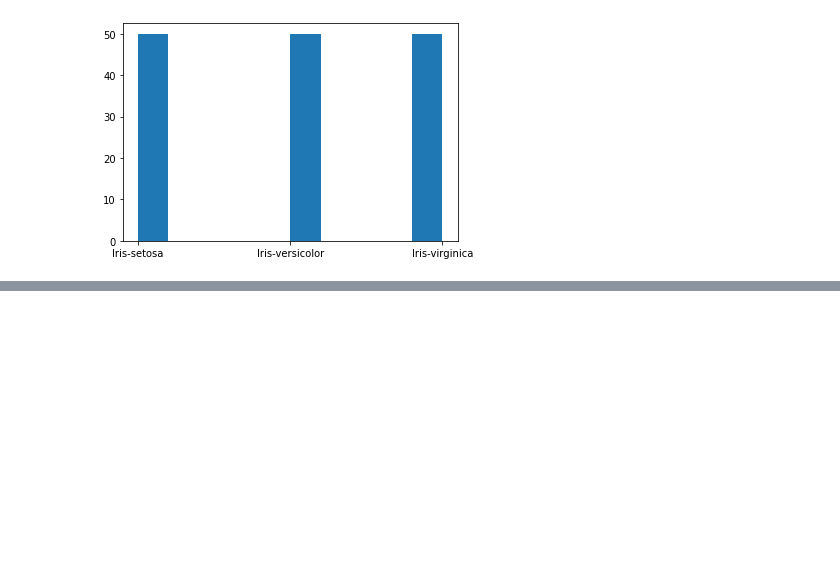
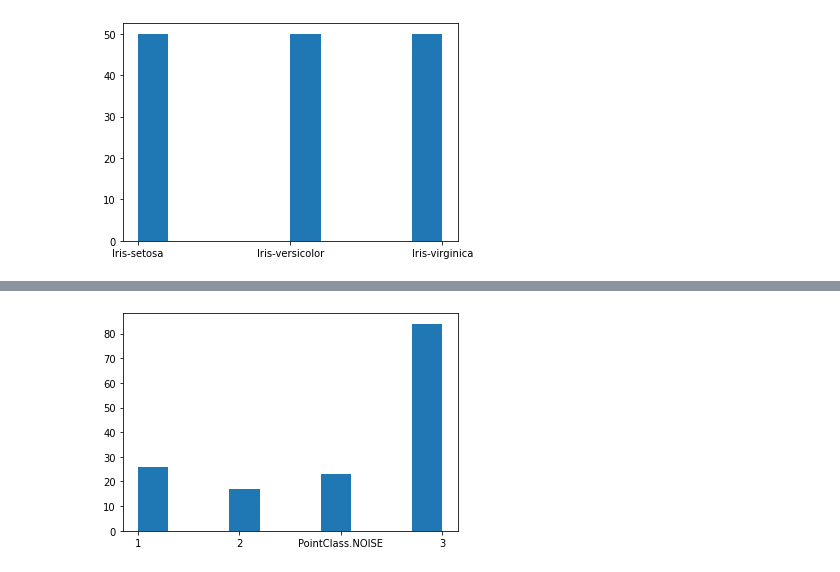
Before and after one commit to michalrom089/CNBC-EDAMI, a Jupyter notebook: experiments.ipynb, the cells around one changed output, grey strips where cells are left out. Drawn from its saved outputs; the diff is of its cells as text; code cells hidden in the pictures; blank space fills up the shorter version.

Commit message:
view

```diff
--- a/experiments.ipynb
+++ b/experiments.ipynb
@@ -39,0 +39,17 @@ KeyError: -1
+# %%
+from cnbc.cnbc import CNBC, PointClass
+from cnbc.view import plot_cnbc_clusters
+import pylab
+import numpy as np
+
+c = CNBC(k=8)
+
+must_link = []
+cannot_link = []
+
+cluster = c.fit(X, must_link, cannot_link)
+
+plt.hist(cluster.astype(str))
+plt.show()
+# %% [output]
+[figure, added]
```
Also changed, not shown: parts of 7 cells of this notebook, 2 other files.
